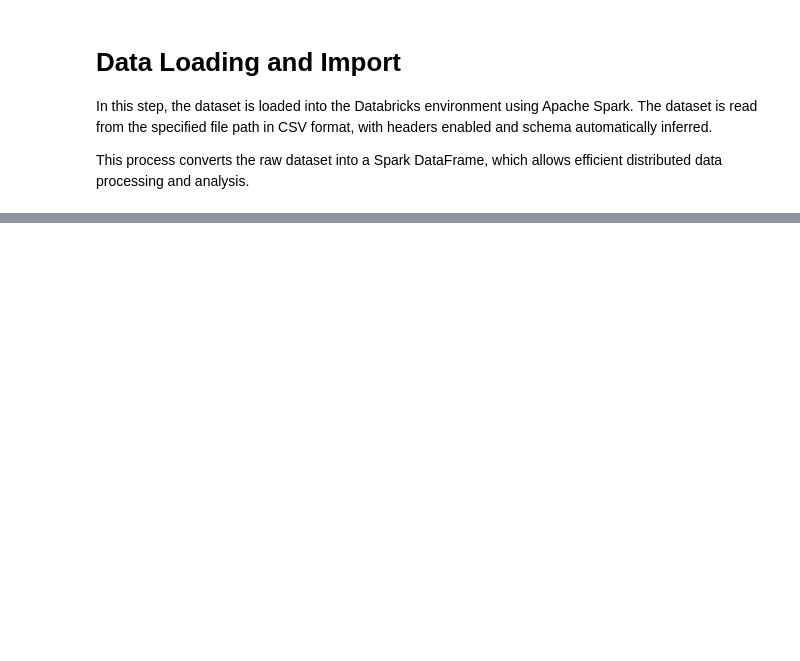
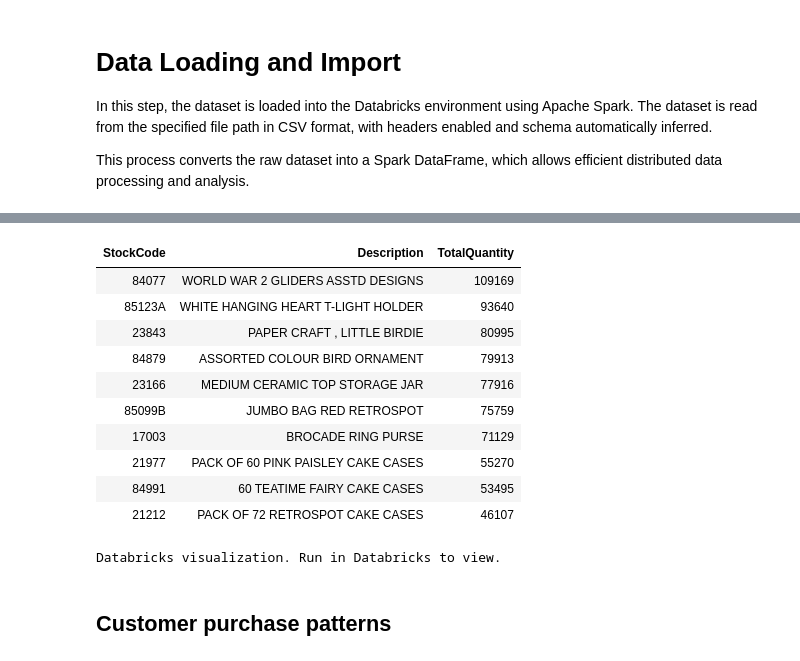
Before and after one commit to Sehansi/Bigdata, a Jupyter notebook: 10953782.ipynb, the cells around one changed output, grey strips where cells are left out. Drawn from its saved outputs; the diff is of its cells as text; code cells hidden in the pictures; blank space fills up the shorter version.

```diff
--- a/10953782.ipynb
+++ b/10953782.ipynb
@@ -124,0 +94,20 @@ results_regression = [
+# %%
+# Most popular products (by total quantity sold)
+popular_products = df_clean.groupBy("StockCode", "Description").agg(sum_("Quantity").alias("TotalQuantity")).orderBy("TotalQuantity", ascending=False)
+# %%
+display(popular_products.limit(10))
+# %% [output]
+| StockCode | Description | TotalQuantity |
+| 84077 | WORLD WAR 2 GLIDERS ASSTD DESIGNS | 109169 |
+| 85123A | WHITE HANGING HEART T-LIGHT HOLDER | 93640 |
+| 23843 | PAPER CRAFT , LITTLE BIRDIE | 80995 |
+| 84879 | ASSORTED COLOUR BIRD ORNAMENT | 79913 |
+| 23166 | MEDIUM CERAMIC TOP STORAGE JAR | 77916 |
+| 85099B | JUMBO BAG RED RETROSPOT | 75759 |
+| 17003 | BROCADE RING PURSE | 71129 |
+| 21977 | PACK OF 60 PINK PAISLEY CAKE CASES | 55270 |
+| 84991 | 60 TEATIME FAIRY CAKE CASES | 53495 |
+| 21212 | PACK OF 72 RETROSPOT CAKE CASES | 46107 |
+Databricks visualization. Run in Databricks to view.
+# %% [markdown]
+## Customer purchase patterns
```
Also changed, not shown: parts of 34 cells of this notebook.
